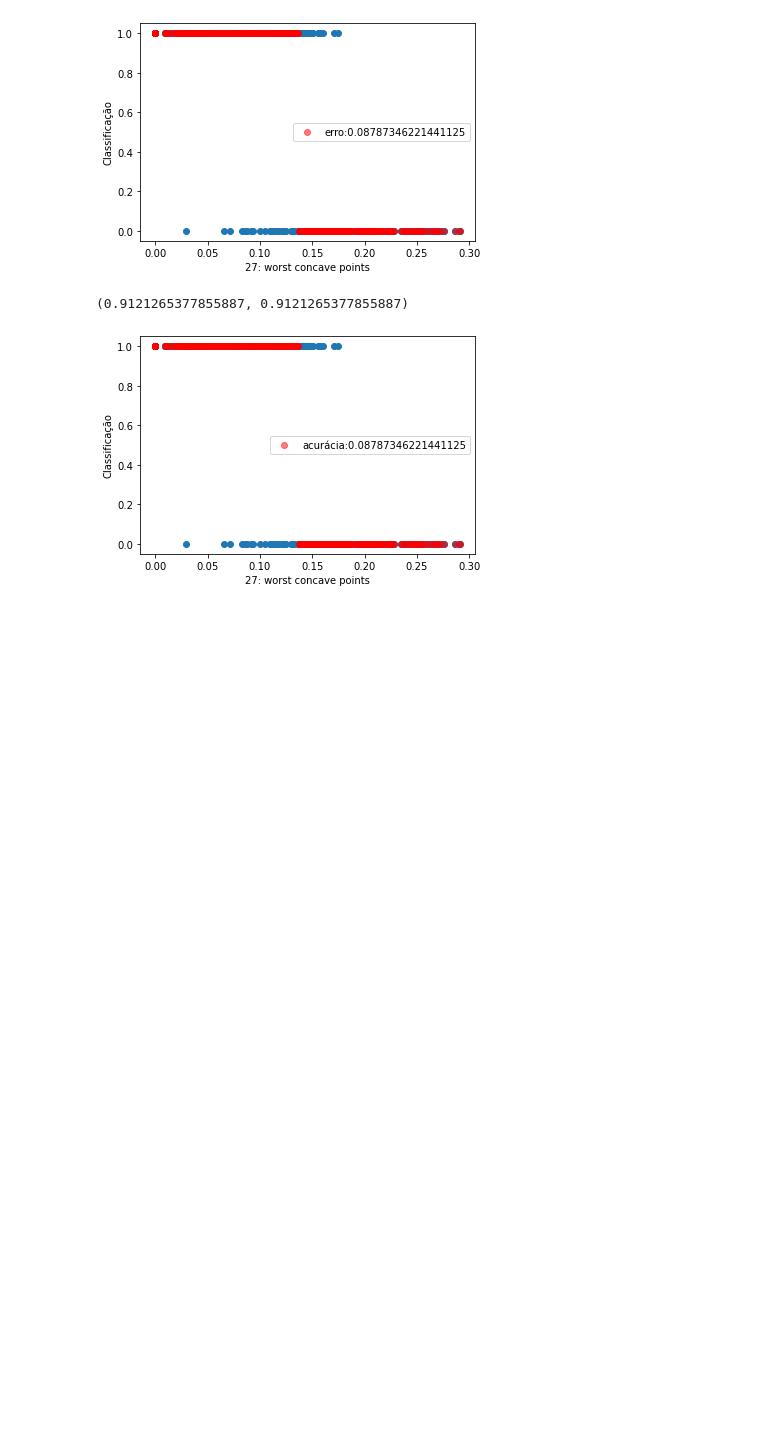
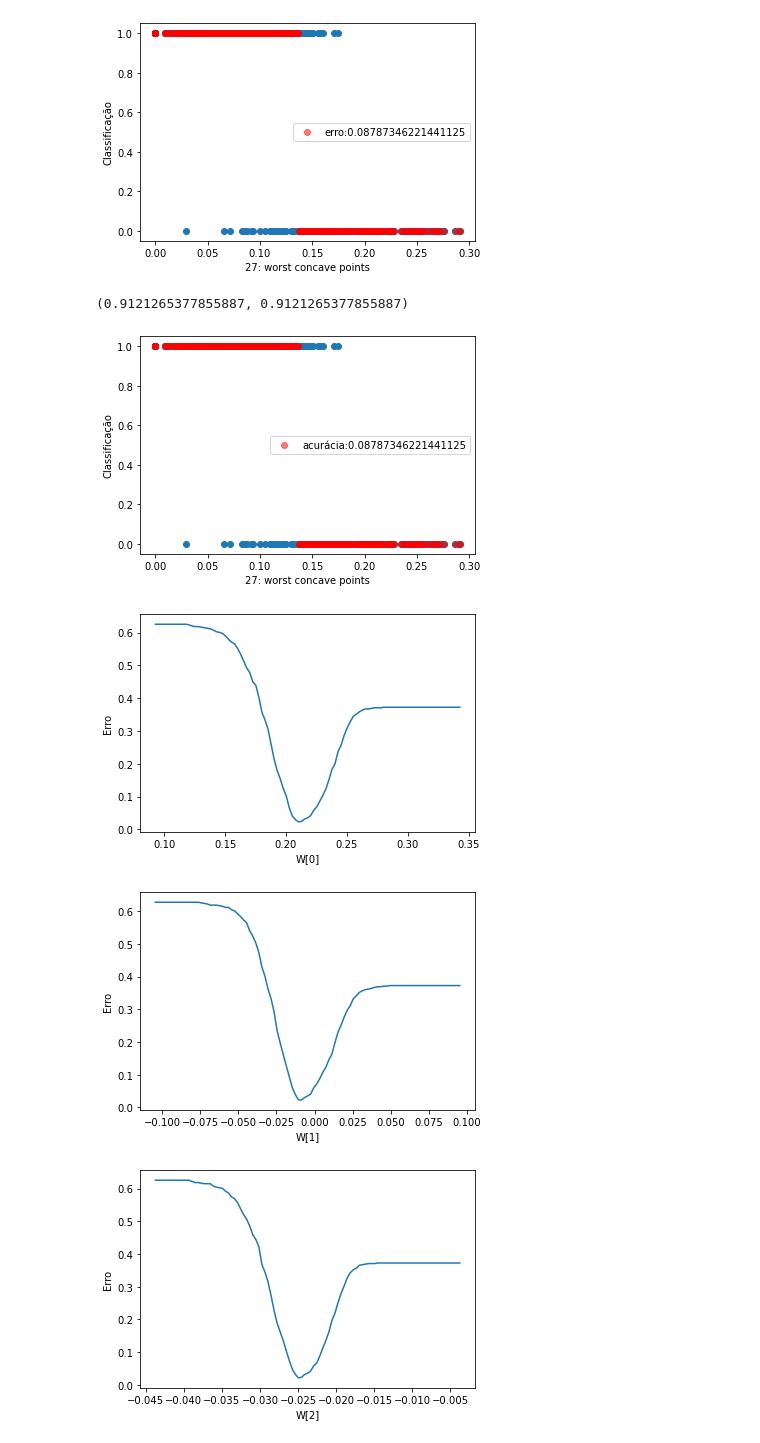
Before and after one commit to arthurclucas/ReconhecimentoPadroes, a Jupyter notebook: notas_de_aula/notebook03-classificacao.ipynb, the cells around one changed output. Cells and saved outputs as stored; diff of their text form; code cells hidden in the pictures; blank space fills up the shorter version.

```diff
--- a/notas_de_aula/notebook03-classificacao.ipynb
+++ b/notas_de_aula/notebook03-classificacao.ipynb
@@ -55,11 +55,7 @@ plt.show()
 # %% [output]
 [figure]
 # %%
-class ClassificadorLinearDiscreto():
-    def __init__(self):
-        self.lrModel = LinearRegression()
-    def fit(self, X, y):
-        self.lrModel.fit(X, y)
+class ClassificadorLinearBooleano(ClassificadorLinear):
     def predict(self, X):
         yPred = self.lrModel.predict(X)
         yPred = (yPred>0.5).astype(int)
@@ -69,7 +65,7 @@ plt.xlabel(f"27: {breast_cancer.feature_names[27]}")
 plt.ylabel("Classificação")
 plt.scatter(X27, y)
 
-modelo = ClassificadorLinearDiscreto()
+modelo = ClassificadorLinearBooleano()
 modelo.fit(X27, y)
 yPred = modelo.predict(X27)
 erro = mean_squared_error(y, yPred)
@@ -85,21 +81,12 @@ acuracia, 1-erro
 (0.9121265377855887, 0.9121265377855887)
 # %%
 from sklearn.metrics import accuracy_score
-class ClassificadorLinearDiscretoComAcuracia():
-    def __init__(self):
-        self.lrModel = LinearRegression()
-    def fit(self, X, y):
-        self.lrModel.fit(X, y)
-    def predict(self, X):
-        yPred = self.lrModel.predict(X)
-        yPred = (yPred>0.5).astype(int)
-        return yPred
 
 plt.xlabel(f"27: {breast_cancer.feature_names[27]}")
 plt.ylabel("Classificação")
 plt.scatter(X27, y)
 
-modelo = ClassificadorLinearDiscretoComAcuracia()
+modelo = ClassificadorLinearBooleano()
 modelo.fit(X27, y)
 yPred = modelo.predict(X27)
 acuracia = accuracy_score(y, yPred)
@@ -108,3 +95,33 @@ plt.legend()
 plt.show()
 # %% [output]
 [figure]
+# %%
+import numpy as np
+
+modelo = ClassificadorLinearBooleano()
+modelo.fit(X, y)
+
+delta = [0.125, 0.1, 0.02, 0.005, 25, 25, 50, 50, 20, 50, 10, 4, 1, 0.05, 600, 200, 100, 200, 200, 1000, 0.1, 0.1, 0.02, 0.002, 25, 10, 10, 15, 10, 30, 1]
+
+def plot(i):
+    erros = []
+    coef = modelo.lrModel.coef_[i]
+    ws = np.linspace(coef-delta[i], coef+delta[i], 101)
+    for w in ws:
+        modelo.lrModel.coef_[i] = w
+        ypred = modelo.predict(X)
+        erro = mean_squared_error(y, ypred)
+        erros.append(erro)
+    modelo.lrModel.coef_[i] = coef
+    plt.ylabel("Erro")
+    plt.xlabel(f"W[{i}]")
+    plt.plot(ws,erros)
+    plt.show()
+
+#for i in range(len(modelo.lrModel.coef_)):
+for i in range(3):
+    plot(i)
+# %% [output]
+[figure, added]
+[figure, added]
+[figure, added]
```
Also changed, not shown: parts of 14 cells of this notebook, 1 other file.
